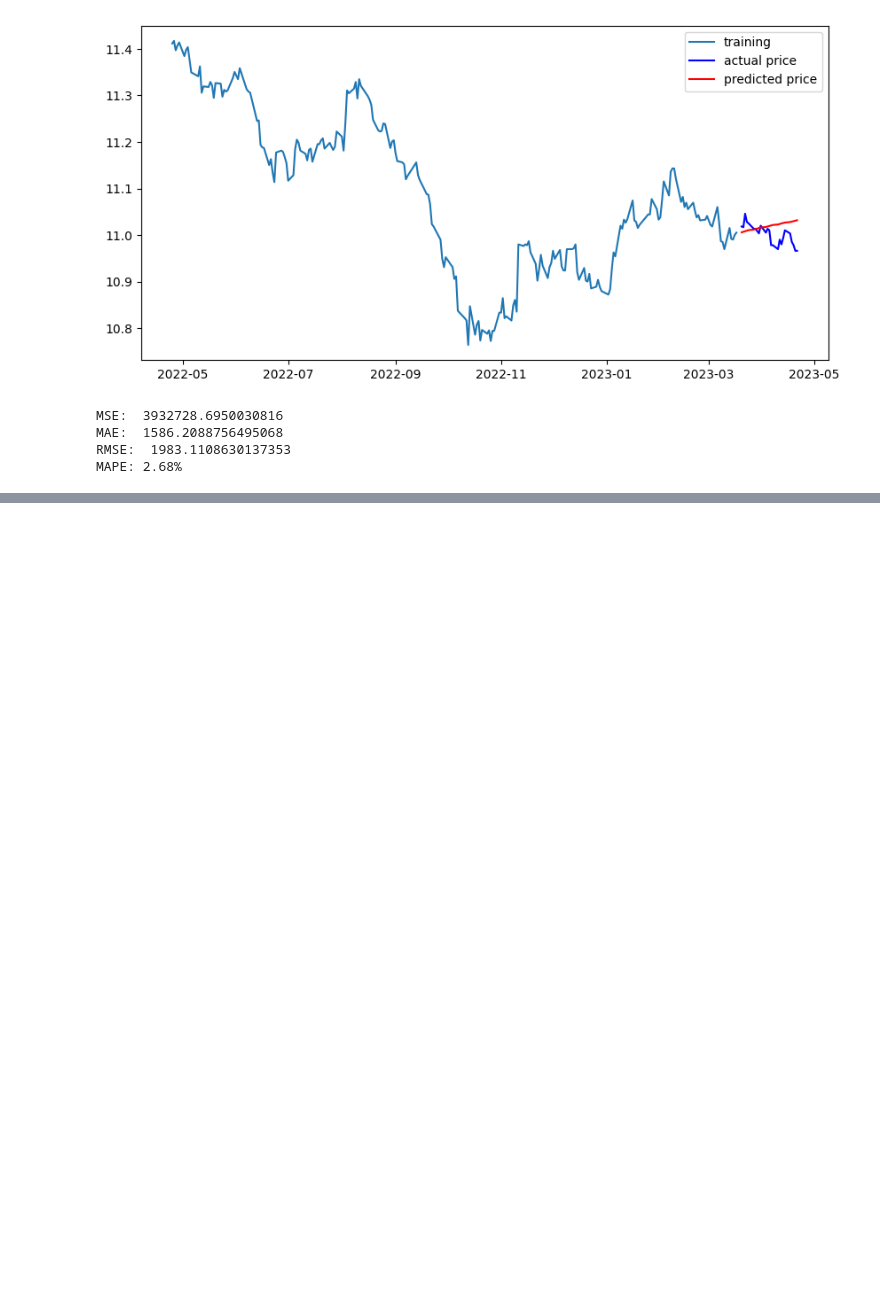
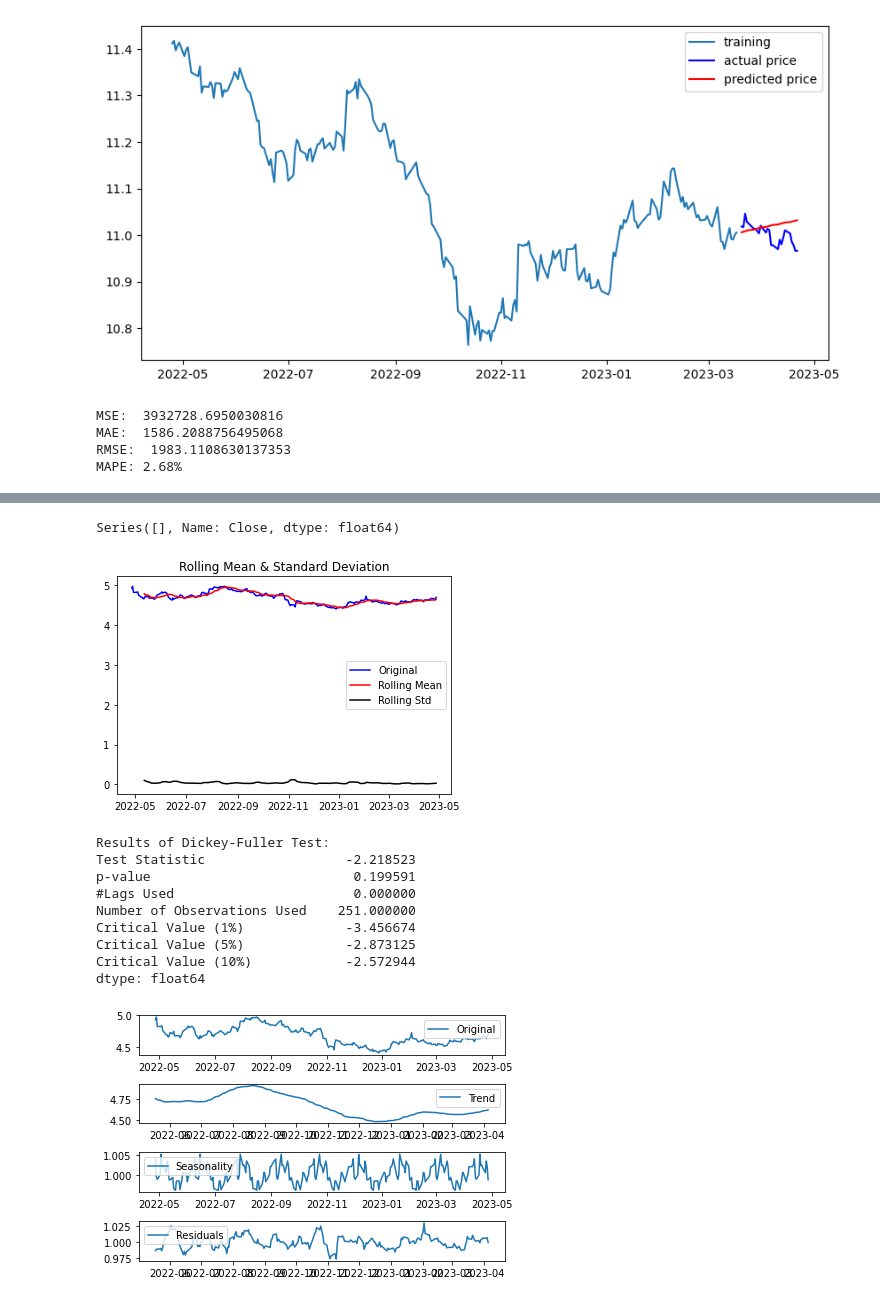
Before and after one commit to jangddu/first-repository, a Jupyter notebook: Project_Assignment/8th_Predict_Stock.ipynb, the cells around one changed output, grey strips where cells are left out. Saved outputs shown, nothing was run; the diff lists cells and outputs as text; code cells hidden in the pictures; blank space fills up the shorter version.

```diff
--- a/Project_Assignment/8th_Predict_Stock.ipynb
+++ b/Project_Assignment/8th_Predict_Stock.ipynb
@@ -502,0 +543,9 @@ MAPE: 2.68%
+# %%
+# 결측치 처리
+ts = ts.interpolate(method = 'time')
+ts[ts.isna()]  # Time Series에서 결측치가 있는 부분만 Series로 출력.
+# %% [output]
+Series([], Name: Close, dtype: float64)
+# %%
+# 로그 변환
+ts_log = np.log(ts)
@@ -502,0 +565,53 @@ MAPE: 2.68%
+# %%
+from statsmodels.tsa.stattools import adfuller
+
+def augmented_dickey_fuller_test(timeseries):
+    # statsmodels 패키지에서 제공하는 adfuller 메서드를 호출.
+    dftest = adfuller(timeseries, autolag='AIC')
+
+    # adfuller 메서드가 리턴한 결과를 정리하여 출력.
+    print('Results of Dickey-Fuller Test:')
+    dfoutput = pd.Series(dftest[0:4], index=['Test Statistic','p-value','#Lags Used','Number of Observations Used'])
+    for key,value in dftest[4].items():
+        dfoutput['Critical Value (%s)' % key] = value
+    print(dfoutput)
+# %%
+# 정성적 그래프 분석
+plot_rolling_statistics(ts_log, window=12)
+
+#정량적 Augmented Dicky-Fuller Test
+augmented_dickey_fuller_test(ts_log)
+
+#시계열 분해 (Time Series Decomposition)
+from statsmodels.tsa.seasonal import seasonal_decompose
+decomposition = seasonal_decompose(ts_log, model='multiplicative', period = 30)
+
+trend = decomposition.trend
+seasonal = decomposition.seasonal
+residual = decomposition.resid
+
+plt.subplot(411)
+plt.plot(ts_log, label='Original')
+plt.legend(loc='best')
+plt.subplot(412)
+plt.plot(trend, label='Trend')
+plt.legend(loc='best')
+plt.subplot(413)
+plt.plot(seasonal,label='Seasonality')
+plt.legend(loc='best')
+plt.subplot(414)
+plt.plot(residual, label='Residuals')
+plt.legend(loc='best')
+plt.tight_layout()
+# %% [output]
+[figure, added]
+Results of Dickey-Fuller Test:
+Test Statistic                  -2.218523
+p-value                          0.199591
+#Lags Used                       0.000000
+Number of Observations Used    251.000000
+Critical Value (1%)             -3.456674
+Critical Value (5%)             -2.873125
+Critical Value (10%)            -2.572944
+dtype: float64
+[figure, added]
```
Also changed, not shown: parts of 38 cells of this notebook.
